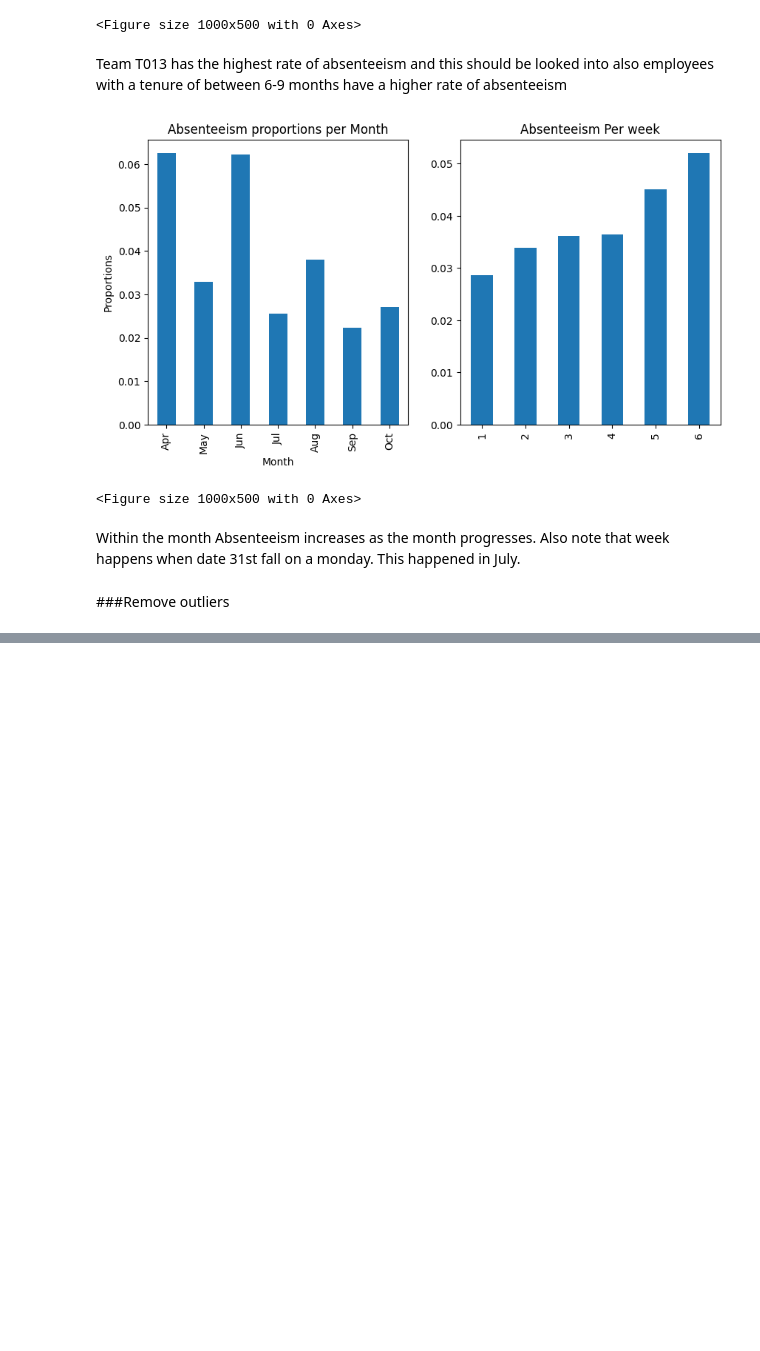
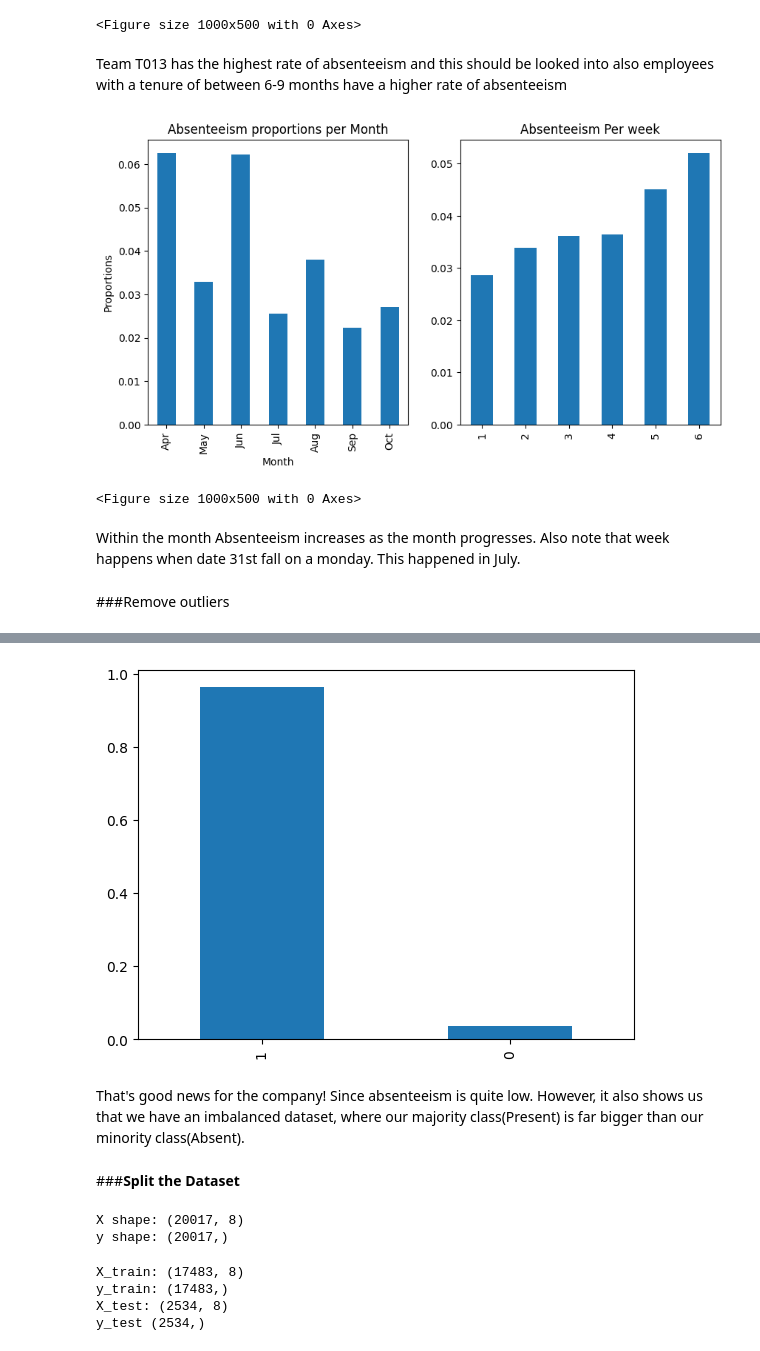
Before and after one commit to Jaeljane/Attendance_Prediction, a Jupyter notebook: Attendance_Classification.ipynb, the cells around one changed output, grey strips where cells are left out. Drawn from its saved outputs; the diff is of its cells as text; code cells hidden in the pictures; blank space fills up the shorter version.

Commit message:
Split Data into Training and test set. I used a time series cutoff method with 2023-09-07 as my cutoff date

```diff
--- a/Attendance_Classification.ipynb
+++ b/Attendance_Classification.ipynb
@@ -256,3 +260,35 @@ Name: attendance, dtype: int64
 # %%
 #encode the target variable
 df["attendance"] = df["attendance"].apply(lambda x: 1 if x == "Present" else 0)
+# %%
+df['attendance'].value_counts(normalize=True).plot(kind="bar");
+# %% [output]
+[figure, added]
+# %% [markdown]
+That's good news for the company! Since absenteeism is quite low. However, it also shows us that we have an imbalanced dataset, where our majority class(Present) is far bigger than our minority class(Absent).
+# %% [markdown]
+###**Split the Dataset**
+# %%
+target="attendance"
+X=df.drop(columns=target)
+y=df[target]
+
+print("X shape:", X.shape)
+print("y shape:", y.shape)
+# %% [output]
+X shape: (20017, 8)
+y shape: (20017,)
+# %%
+cutoff = 17483
+X_train, y_train =X.iloc[:cutoff], y.iloc[:cutoff]
+X_test, y_test = X.iloc[cutoff:], y.iloc[cutoff:]
+
+print("X_train:", X_train.shape )
+print("y_train:", y_train.shape)
+print("X_test:", X_test.shape)
+print("y_test", y_test.shape)
+# %% [output]
+X_train: (17483, 8)
+y_train: (17483,)
+X_test: (2534, 8)
+y_test (2534,)
```
Also changed, not shown: parts of 8 cells of this notebook.
